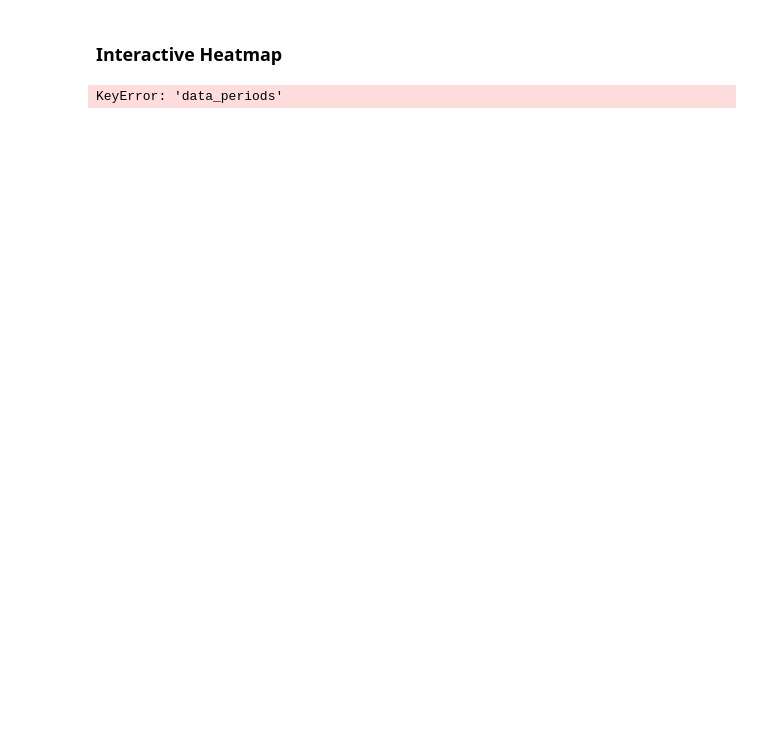
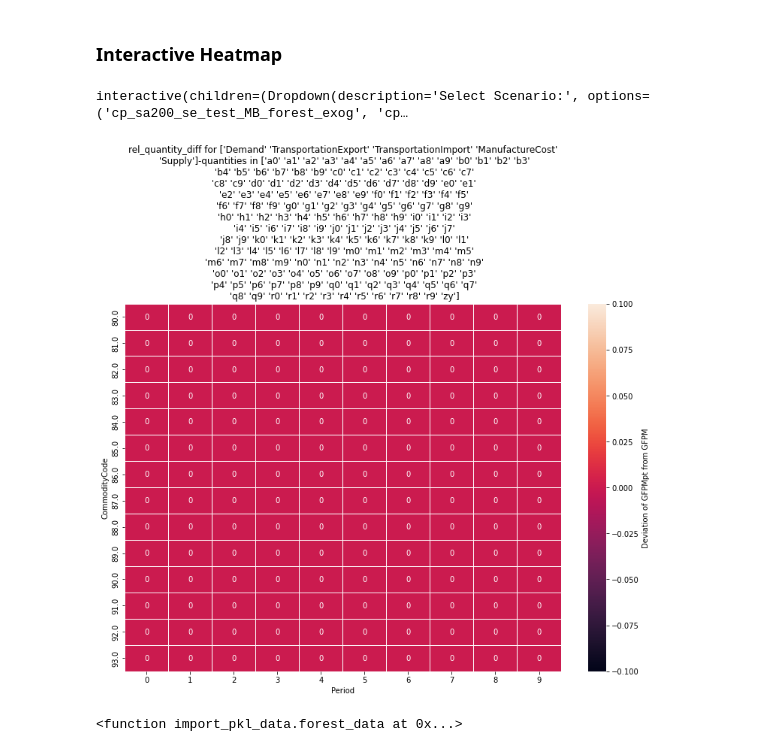
Before and after one commit to TI-Forest-Sector-Modelling/TiMBA_Charts, a Jupyter notebook: analyse.ipynb, the cells around one changed output. Saved outputs shown, nothing was run; the diff lists cells and outputs as text; code cells hidden in the pictures; blank space fills up the shorter version.

Commit message:
Forest_area_data_read_in

```diff
--- a/analyse.ipynb
+++ b/analyse.ipynb
@@ -85,15 +83,22 @@ Dropdown(description='Select CommodityCode:', options=('Alle', 80.0, 81.0, 82.0,
 # %% [markdown]
 ### Interactive Heatmap
 # %%
-data_selection = data['data_periods']
+data_selection = data#['data_periods']
 
 heatmap_dropdown_instance = HeatmapDropDown(data=data_selection)
 heatmap_dropdown_instance.update_heatmap_data(reference_data=heatmap_dropdown_instance.reference_data_dropdown.value,
                                               validation_data=heatmap_dropdown_instance.validation_data_dropdown.value,
                                               comparator=heatmap_dropdown_instance.comparator_dropdown.value,
                                               region=heatmap_dropdown_instance.regioncode_dropdown.value,
                                               commodity=heatmap_dropdown_instance.regioncode_dropdown.value,
                                               domain=heatmap_dropdown_instance.domain_dropdown.value
                                               )
 # %% [output]
-KeyError: 'data_periods'
+interactive(children=(Dropdown(description='Select Scenario:', options=('cp_sa200_se_test_MB_forest_exog', 'cp…
+[figure, added]
+# %%
+import_pkl_data = import_pkl_data
+data_forest = import_pkl_data.forest_data
+print(data_forest)
+# %% [output]
+<function import_pkl_data.forest_data at 0x...>
```
Also changed, not shown: parts of 4 cells of this notebook, 16 other files.
